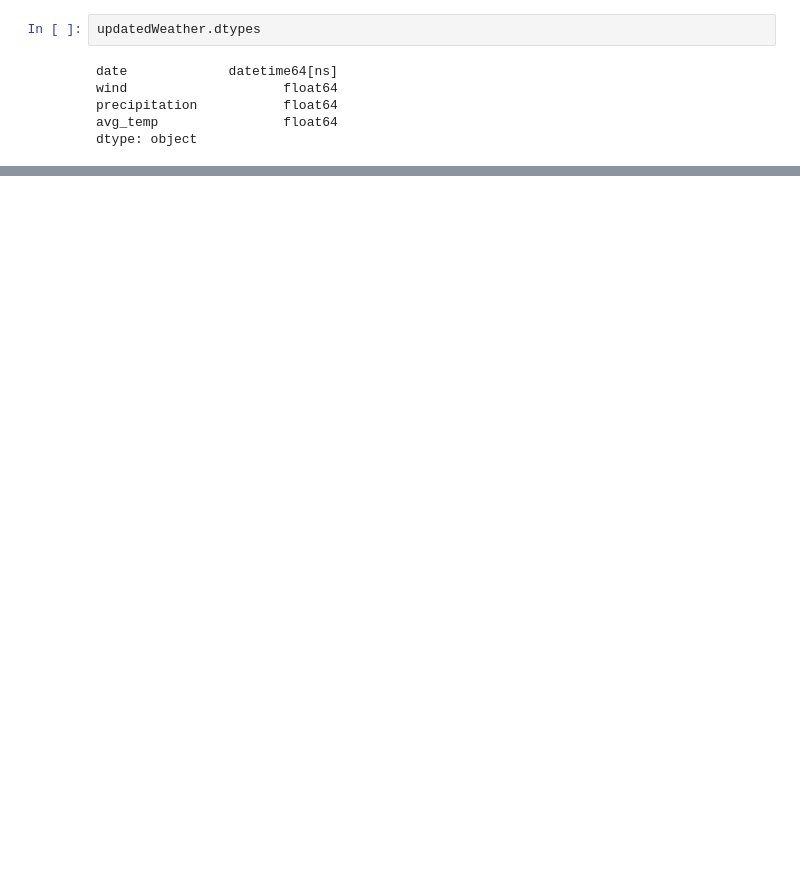
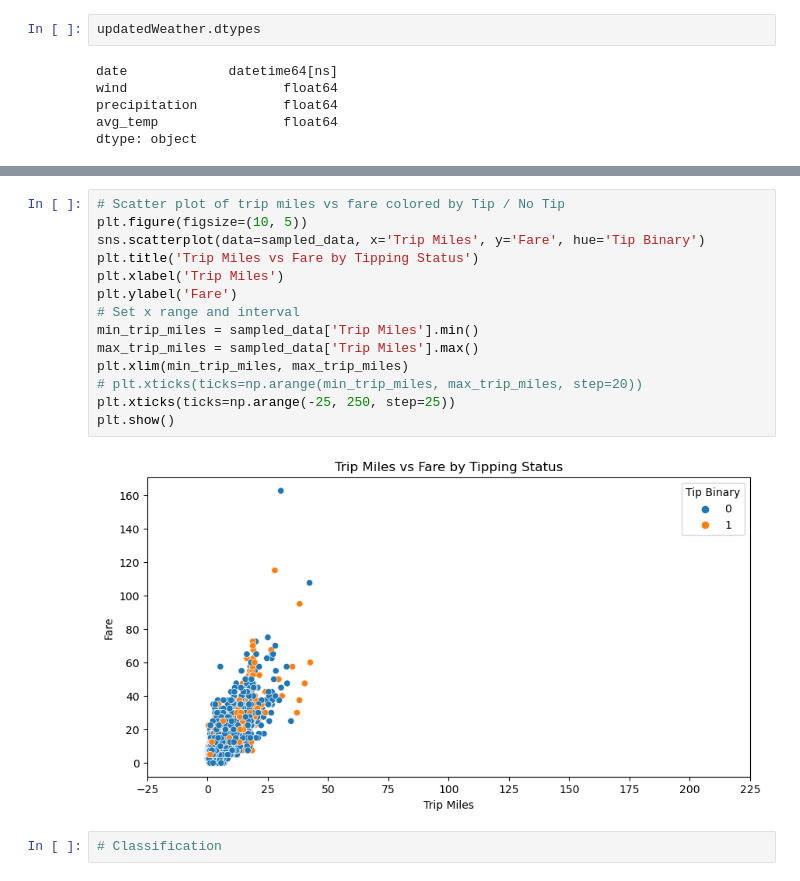
Before and after one commit to Mcha777/DSML, a Jupyter notebook: YMMMMY.ipynb, the cells around one changed output, grey strips where cells are left out. Saved outputs shown, nothing was run; the diff lists cells and outputs as text; blank space fills up the shorter version.

```diff
--- a/YMMMMY.ipynb
+++ b/YMMMMY.ipynb
@@ -282,0 +416,18 @@ plt.show()
+# %%
+# Scatter plot of trip miles vs fare colored by Tip / No Tip
+plt.figure(figsize=(10, 5))
+sns.scatterplot(data=sampled_data, x='Trip Miles', y='Fare', hue='Tip Binary')
+plt.title('Trip Miles vs Fare by Tipping Status')
+plt.xlabel('Trip Miles')
+plt.ylabel('Fare')
+# Set x range and interval
+min_trip_miles = sampled_data['Trip Miles'].min()
+max_trip_miles = sampled_data['Trip Miles'].max()
+plt.xlim(min_trip_miles, max_trip_miles)
+# plt.xticks(ticks=np.arange(min_trip_miles, max_trip_miles, step=20))
+plt.xticks(ticks=np.arange(-25, 250, step=25))
+plt.show()
+# %% [output]
+[figure, added]
+# %%
+# Classification
```
Also changed, not shown: parts of 57 cells of this notebook.
